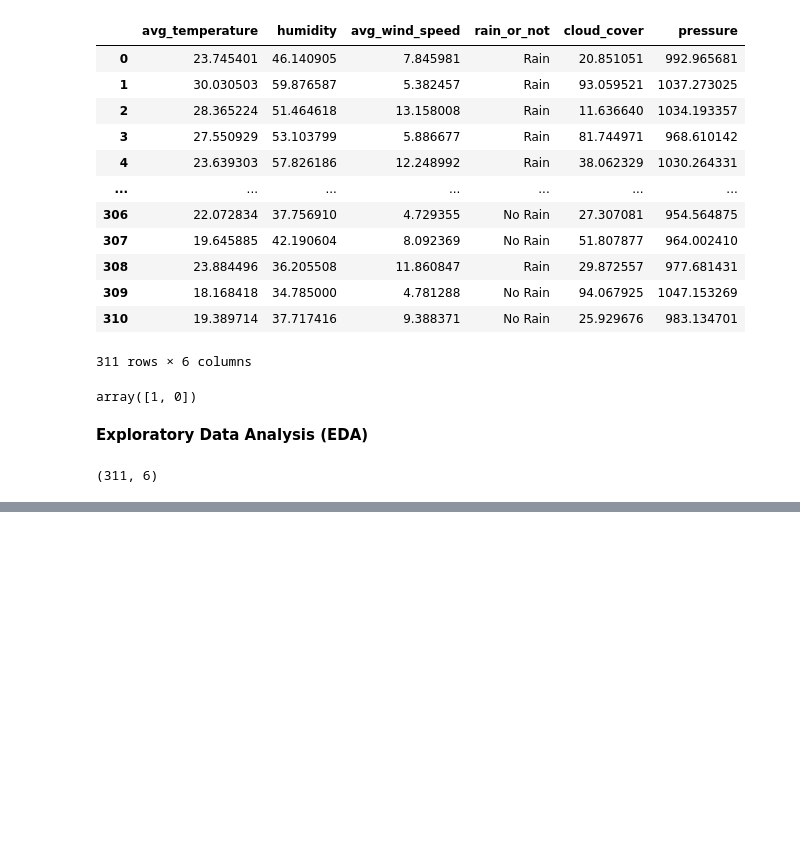
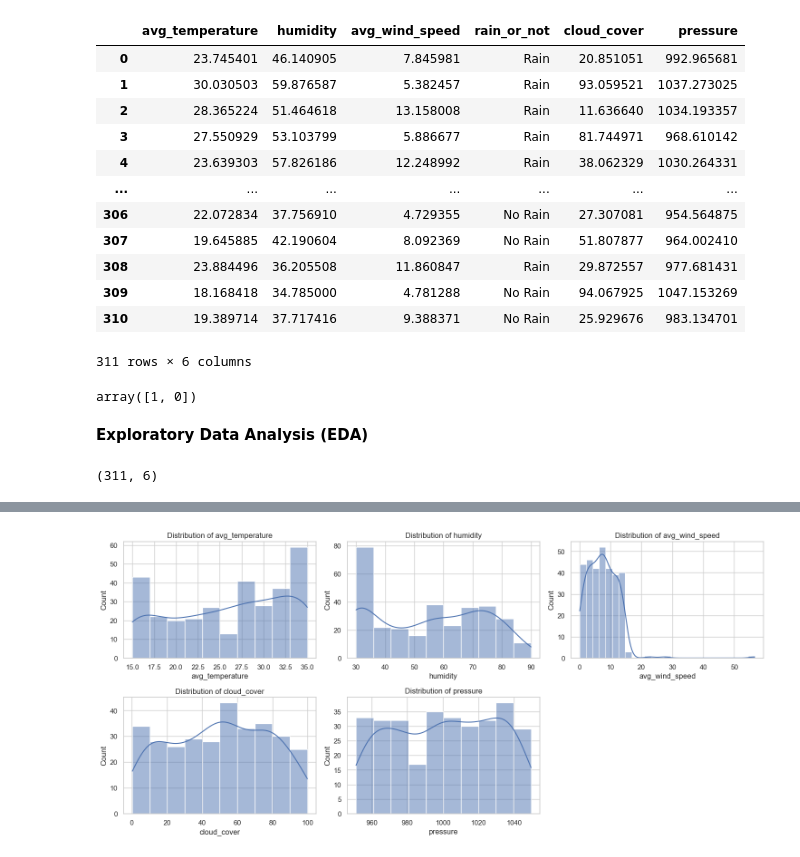
Before and after one commit to nadunhasalanka/RainPrediction_ML, a Jupyter notebook: Rain Prediction Ml.ipynb, the cells around one changed output, grey strips where cells are left out. Saved outputs shown, nothing was run; the diff lists cells and outputs as text; code cells hidden in the pictures; blank space fills up the shorter version.

```diff
--- a/Rain Prediction Ml.ipynb
+++ b/Rain Prediction Ml.ipynb
@@ -126,0 +139,12 @@ sns.set(style="whitegrid")
+# %%
+plt.figure(figsize=(15, 10))
+
+for i, column in enumerate(['avg_temperature', 'humidity', 'avg_wind_speed', 'cloud_cover', 'pressure'], 1):
+    plt.subplot(3, 3, i)
+    sns.histplot(data[column], kde= True)
+    plt.title(f"Distribution of {column}")
+
+plt.tight_layout()
+plt.show()
+# %% [output]
+[figure, added]
```
Also changed, not shown: parts of 21 cells of this notebook.
